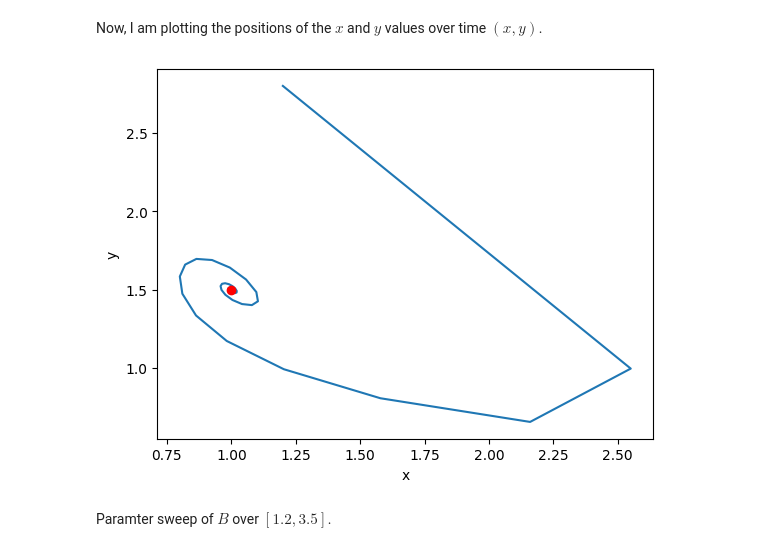
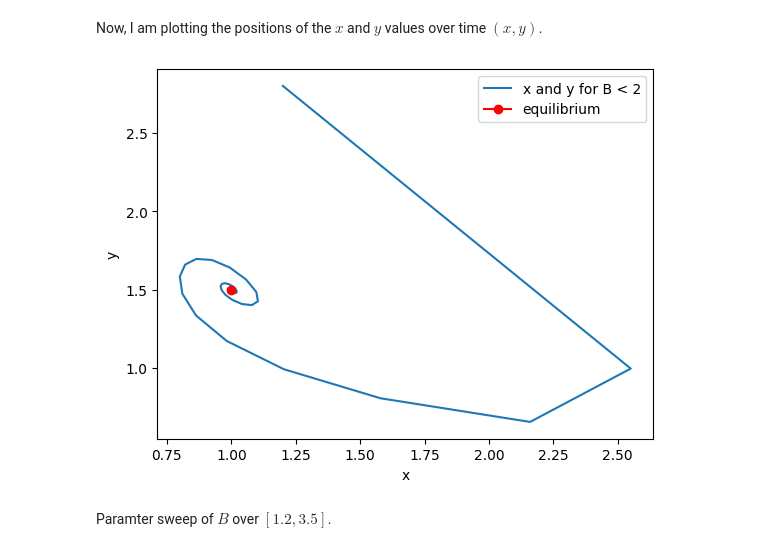
Before and after one commit to EHMD28/learn-scipy, a Jupyter notebook: brusselator_tasks.ipynb, the cells around one changed output. Cells and saved outputs as stored; diff of their text form; code cells hidden in the pictures.

```diff
--- a/brusselator_tasks.ipynb
+++ b/brusselator_tasks.ipynb
@@ -81,14 +85,16 @@ Now, I am plotting the positions of the $x$ and $y$ values over time $(x, y)$.
 # %%
 import matplotlib.pyplot as plt
 
+# For some reason, if I run this cell individually, the graph is messed up.
 fig, ax = plt.subplots()
 ax.set_xlabel('x')
 ax.set_ylabel('y')
-ax.plot(x_solutions, y_solutions)
-ax.plot(A, B, marker='o', color='red')
+ax.plot(x_solutions, y_solutions, label='x and y for B < 2')
+ax.plot(A, B, marker='o', color='red', label='equilibrium')
+ax.legend()
 plt.show()
 # %% [output]
-[figure, old version]
+[figure, new version]
 # %% [markdown]
 Paramter sweep of $B$ over $[1.2, 3.5]$.
 # %%
```
Also changed, not shown: parts of 2 cells of this notebook.
